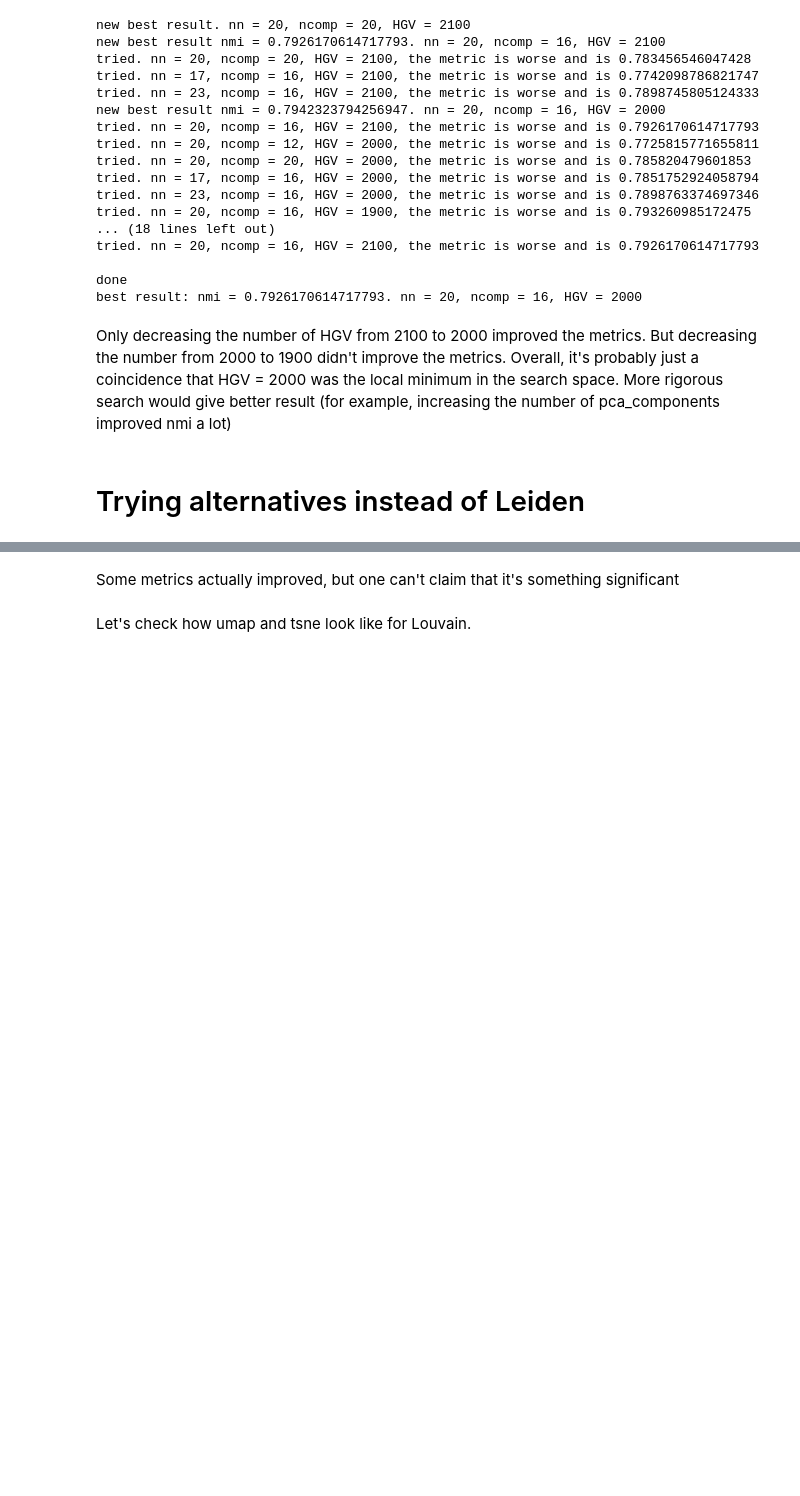
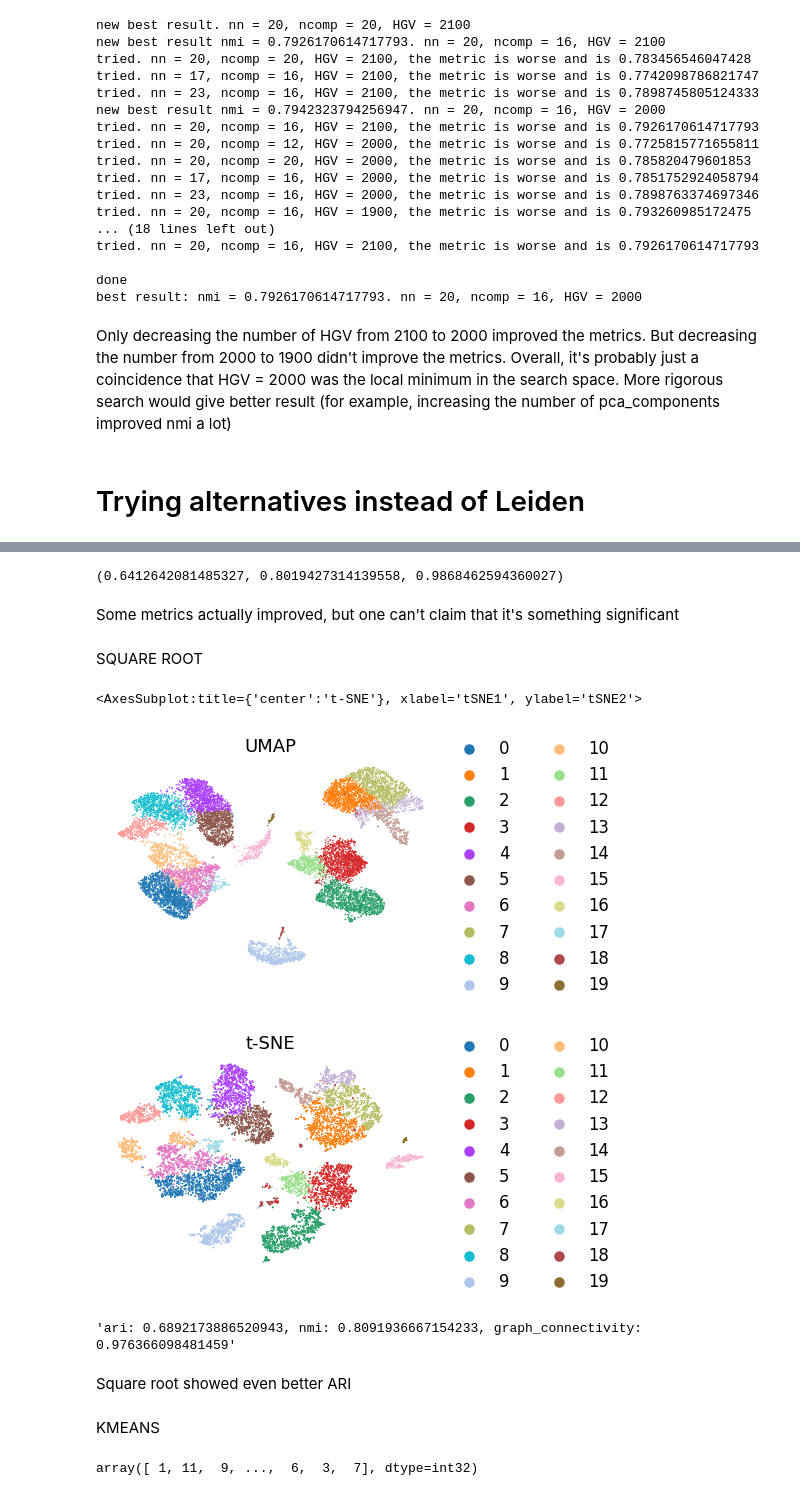
Before and after one commit to bio-snippets/NGS_sc, a Jupyter notebook: NGS_scRNA_ivanov.ipynb, the cells around one changed output, grey strips where cells are left out. Drawn from its saved outputs; the diff is of its cells as text; code cells hidden in the pictures; blank space fills up the shorter version.

```diff
--- a/NGS_scRNA_ivanov.ipynb
+++ b/NGS_scRNA_ivanov.ipynb
@@ -1192,4 +1374,7 @@ particial_pipeline(adata_preint)
+# %%
+#metrics for louvain
+nmi,ari,graph_connectivity
+# %% [output]
+(0.6412642081485327, 0.8019427314139558, 0.9868462594360027)
 # %% [markdown]
 Some metrics actually improved, but one can't claim that it's something significant
-# %% [markdown]
-Let's check how umap and tsne look like for Louvain.
@@ -1227,0 +1381,24 @@ particial_pipeline(adata_preint)
+# %% [markdown]
+SQUARE ROOT
+# %%
+#calculate
+adata = adata_preint.copy()
+sc.pp.normalize_total(adata)
+adata.X = np.sqrt(adata.X)  # INSTEAD OF DOING LOG1P
+sc.pp.highly_variable_genes(adata, n_top_genes = 3000, flavor="seurat_v3")
+sc.pp.scale(adata)
+sc.tl.pca(adata)
+sc.pp.neighbors(adata, n_pcs=16, n_neighbors=20)
+sc.tl.leiden(adata)
+
+#draw
+sc.tl.umap(adata, min_dist=0.5)
+sc.tl.tsne(adata, n_pcs=15)
+fig, axs = plt.subplots(figsize=(6, 4))
+sc.pl.umap(adata, frameon=False, ax=axs, title="UMAP", color = 'leiden', show=False)
+fig, axs = plt.subplots(figsize=(6, 4))
+sc.pl.tsne(adata, frameon=False, ax=axs, title="t-SNE", color = 'leiden', show=False)
+# %% [output]
+<AxesSubplot:title={'center':'t-SNE'}, xlabel='tSNE1', ylabel='tSNE2'>
+[figure, added]
+[figure, added]
@@ -1227,0 +1407,23 @@ particial_pipeline(adata_preint)
+# %%
+metrics
+# %% [output]
+'ari: 0.6892173886520943, nmi: 0.8091936667154233, graph_connectivity: 0.976366098481459'
+# %% [markdown]
+Square root showed even better ARI
+# %% [markdown]
+KMEANS
+# %%
+from sklearn.cluster import KMeans
+adata = adata_preint.copy()
+sc.pp.normalize_total(adata)
+sc.pp.log1p(adata)
+sc.pp.highly_variable_genes(adata, n_top_genes = 3000, flavor="seurat_v3")
+sc.pp.scale(adata)
+sc.tl.pca(adata, n_comps = 2)
+adata.obsm['X_pca']
+
+km = KMeans(n_clusters = 12, max_iter = 144) # arbitrarily choosing 12
+new = km.fit_predict(adata.obsm['X_pca'])
+new
+# %% [output]
+array([ 1, 11,  9, ...,  6,  3,  7], dtype=int32)
```
Also changed, not shown: parts of 53 cells of this notebook.
